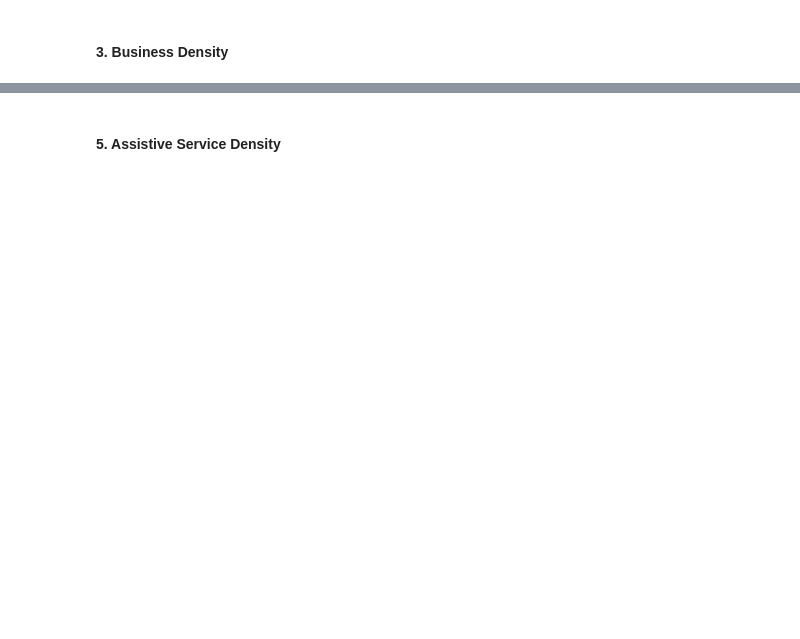
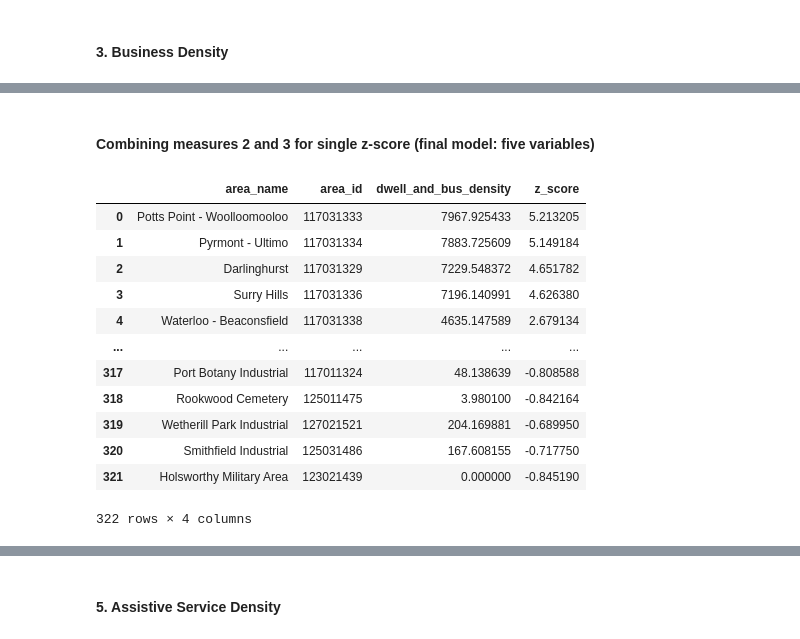
Before and after one commit to ew92/data2001_project, a Jupyter notebook: main.ipynb, the cells around one changed output, grey strips where cells are left out. Cells and saved outputs as stored; diff of their text form; code cells hidden in the pictures; blank space fills up the shorter version.

```diff
--- a/main.ipynb
+++ b/main.ipynb
@@ -897,0 +768,24 @@ bus_df =  add_z_score_column(bus_df)
+# %% [markdown]
+#### Combining measures 2 and 3 for single z-score (final model: five variables)
+# %%
+bus_df_m = bus_df.drop(columns=['area_name','areasqkm16','number_of_businesses'])
+dwellbusi_df = pd.merge(dwell_df,bus_df_m, left_on='area_id', right_on='area_id', how='inner')
+dwellbusi_df = dwellbusi_df.drop(columns=['dwellings','areasqkm16'])
+dwellbusi_df['dwell_and_bus_density'] = dwellbusi_df['dwelling_density'] + dwellbusi_df['business_density']
+dwellbusi_df = dwellbusi_df.drop(columns=['dwelling_density','business_density'])
+dwellbusi_df = add_z_score_column(dwellbusi_df)
+dwellbusi_df
+# %% [output]
+|  | area_name | area_id | dwell_and_bus_density | z_score |
+| 0 | Potts Point - Woolloomooloo | 117031333 | 7967.925433 | 5.213205 |
+| 1 | Pyrmont - Ultimo | 117031334 | 7883.725609 | 5.149184 |
+| 2 | Darlinghurst | 117031329 | 7229.548372 | 4.651782 |
+| 3 | Surry Hills | 117031336 | 7196.140991 | 4.626380 |
+| 4 | Waterloo - Beaconsfield | 117031338 | 4635.147589 | 2.679134 |
+| ... | ... | ... | ... | ... |
+| 317 | Port Botany Industrial | 117011324 | 48.138639 | -0.808588 |
+| 318 | Rookwood Cemetery | 125011475 | 3.980100 | -0.842164 |
+| 319 | Wetherill Park Industrial | 127021521 | 204.169881 | -0.689950 |
+| 320 | Smithfield Industrial | 125031486 | 167.608155 | -0.717750 |
+| 321 | Holsworthy Military Area | 123021439 | 0.000000 | -0.845190 |
+322 rows × 4 columns
```
Also changed, not shown: parts of 109 cells of this notebook.
